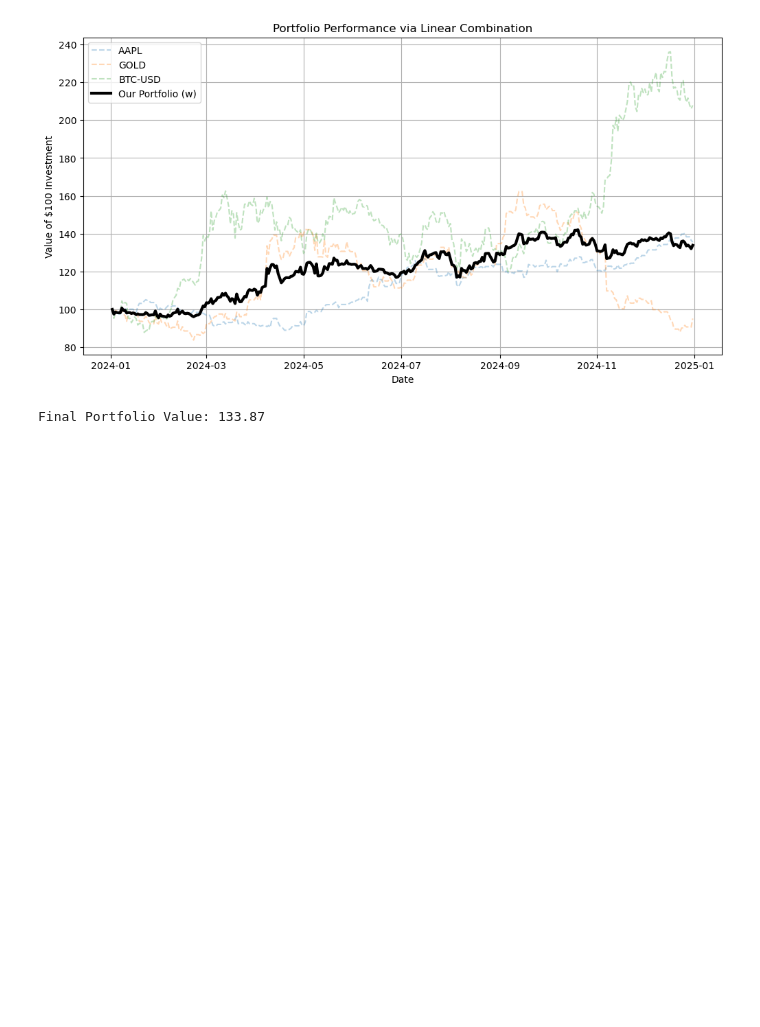
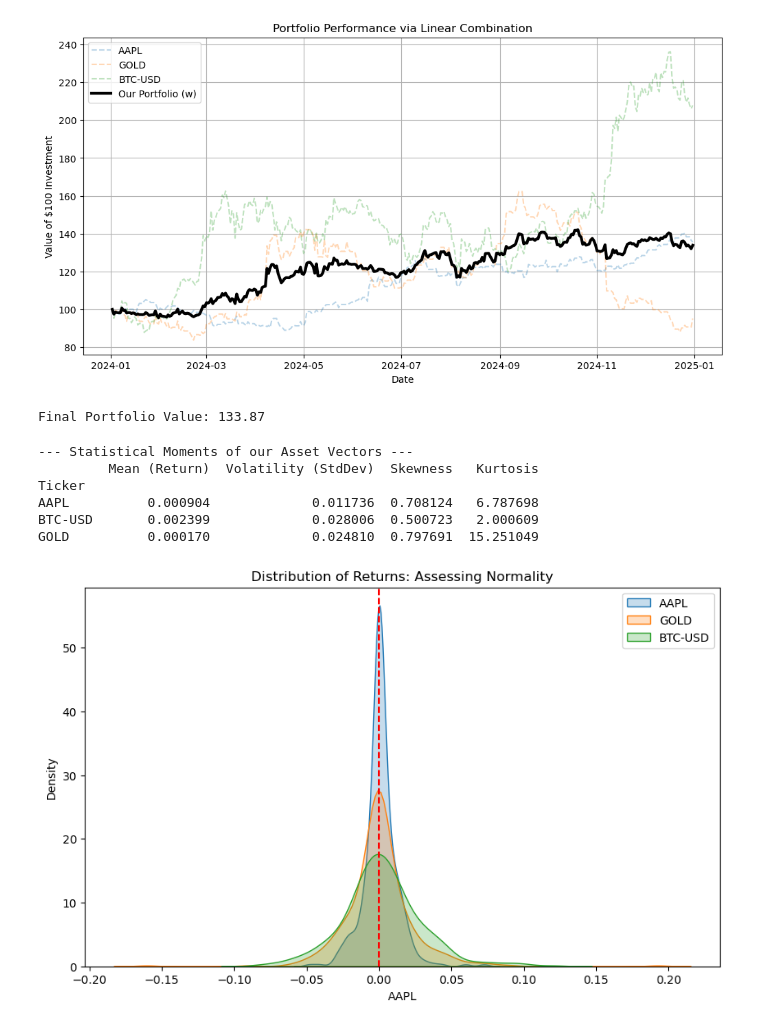
Before and after one commit to Nikovts/math-for-finance-project, a Jupyter notebook: main.ipynb, the cells around one changed output. Cells and saved outputs as stored; diff of their text form; code cells hidden in the pictures; blank space fills up the shorter version.

Commit message:
Adding statistical moments

```diff
--- a/main.ipynb
+++ b/main.ipynb
@@ -91,3 +91,36 @@ Weight Vector (w): [0.4 0.2 0.4]
 Sum of weights: 1.0 (Verification of Unity)
 [figure]
 Final Portfolio Value: 133.87
+# %%
+
+# Calculate the daily percentage change (the 'velocity' of price)
+returns = df.pct_change().dropna()
+# Higher Statistical Moments
+stats_summary = pd.DataFrame({
+    'Mean (Return)': returns.mean(),
+    'Volatility (StdDev)': returns.std(),
+    'Skewness': returns.skew(),    # 3rd Moment: Symmetry of risk
+    'Kurtosis': returns.kurtosis() # 4th Moment: Likelihood of extreme crashes
+})
+
+print("--- Statistical Moments of Asset Vectors ---")
+print(stats_summary)
+
+# Visualization of the Distribution
+import seaborn as sns
+plt.figure(figsize=(10, 6))
+for asset in assets:
+    sns.kdeplot(returns[asset], label=asset, fill=True)
+
+plt.title("Distribution of Returns: Assessing Normality")
+plt.axvline(0, color='red', linestyle='--')
+plt.legend()
+plt.show()
+# %% [output]
+--- Statistical Moments of our Asset Vectors ---
+         Mean (Return)  Volatility (StdDev)  Skewness   Kurtosis
+Ticker
+AAPL          0.000904             0.011736  0.708124   6.787698
+BTC-USD       0.002399             0.028006  0.500723   2.000609
+GOLD          0.000170             0.024810  0.797691  15.251049
+[figure, added]
```
